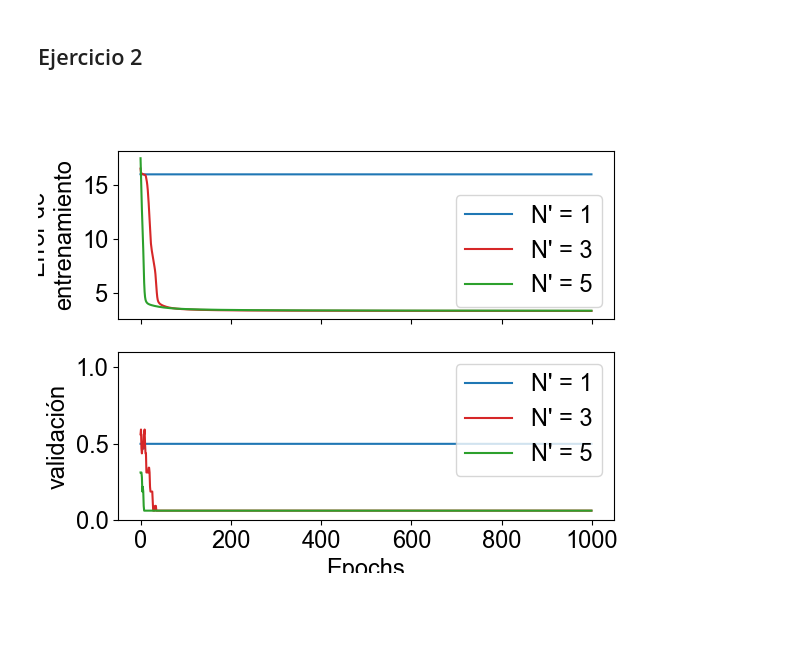
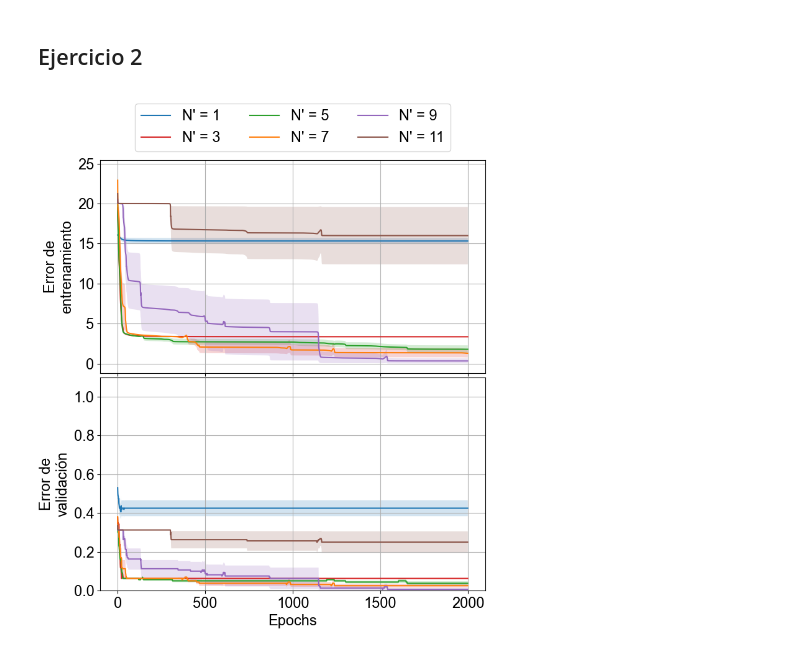
Before and after one commit to Lupama2/RedesNeuronales, a Jupyter notebook: Practicas/practica_4/practica_4_ej_1_y_2.ipynb, the cells around one changed output. Cells and saved outputs as stored; diff of their text form; code cells hidden in the pictures; blank space fills up the shorter version.

```diff
--- a/Practicas/practica_4/practica_4_ej_1_y_2.ipynb
+++ b/Practicas/practica_4/practica_4_ej_1_y_2.ipynb
@@ -297,52 +297,59 @@ for i in range(2**N):
 # %%
 #Entreno
 
-N_prima_array = [1,3,5]
-N_CI = 1
-N_epochs = 1000
+N_prima_array = [1, 3, 5, 7, 9, 11]
+N_CI = 10
+N_epochs = 4000
 
 e_loss_mean_matrix, e_loss_std_matrix, validation_mean_matrix, validation_std_matrix = RN_XOR_gral(N_prima_array, x_data, y_data, N_CI, N_epochs)
 # %%
 #Calculo y grafico
 
-fig, ax = plt.subplots(2, 1, sharex=True)
+fig, ax = plt.subplots(2, 1, figsize = (8,9), sharex=True, squeeze=True)
+#Junto las subplots
+fig.subplots_adjust(hspace=0.02)
 
 #labels
 N_prima_labels = []
 for i in range(len(N_prima_array)):
     N_prima_labels.append("N' = " + str(N_prima_array[i]))
 
-colors = ["tab:blue", "tab:red", "tab:green"]
+colors = ["tab:blue", "tab:red", "tab:green", "tab:orange", "tab:purple", "tab:brown"]
 
 #Grafico e_loss_mean_matrix.T
 for i in range(len(N_prima_array)):
     ax[0].plot(e_loss_mean_matrix[i], label = N_prima_labels[i], color = colors[i])
-
-# ax[0].fill_between(np.arange(N_epochs), A_e_loss_mean - A_e_loss_std, A_e_loss_mean + A_e_loss_std, alpha = 0.2)
+    ax[0].fill_between(np.arange(N_epochs), e_loss_mean_matrix[i] - e_loss_std_matrix[i], e_loss_mean_matrix[i] + e_loss_std_matrix[i], alpha = 0.2)
 for i in range(len(N_prima_array)):
     ax[1].plot(validation_mean_matrix[i], label = N_prima_labels[i], color = colors[i])
-# ax[1].fill_between(np.arange(N_epochs), A_validation_mean - A_validation_std, A_validation_mean + A_validation_std, alpha = 0.2)
+    ax[1].fill_between(np.arange(N_epochs), validation_mean_matrix[i] - validation_std_matrix[i], validation_mean_matrix[i] + validation_std_matrix[i], alpha = 0.2)
 
 #Decoración
 ax[1].set_xlabel("Epochs")
 ax[0].set_ylabel("Error de\nentrenamiento")
 ax[1].set_ylabel("Error de\nvalidación")
 
 
 ax[1].set_ylim([0, 1.1])
 # ax[0].set_ylim([0, np.max(np.array([np.max(A_e_loss_mean + A_e_loss_std), np.max(B_e_loss_mean + B_e_loss_std)] ) )])
 
-ax[0].legend()
-ax[1].legend()
+ax[0].grid()
+ax[1].grid()
+
+
+#Agrego legend fuera del gráfico arriba de todo
+ax[0].legend(loc = "upper center", bbox_to_anchor=(0.5, 1.3), ncol = 3)
+
+
 
 plt.show()
 
 # fig, ax = plt.subplots()
 # ax.plot(model_C[1], label = "Error de entrenamiento")
 # ax.plot(model_C[2], label = "Error de validación")
 # ax.set_xlabel("Epochs")
 # ax.set_ylabel("Error")
 # ax.legend()
 # plt.show()
 # %% [output]
-[figure, old version]
+[figure, new version]
```
